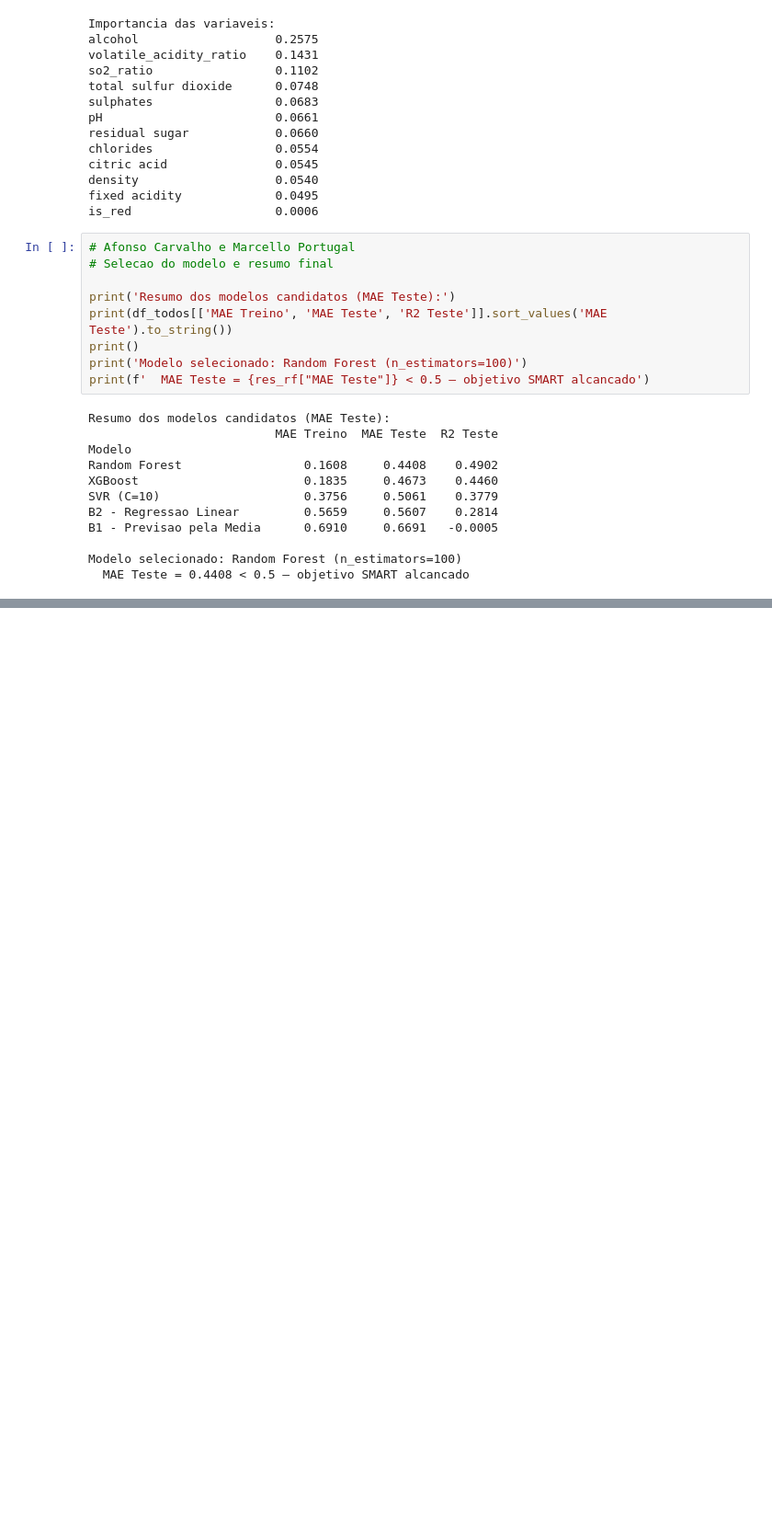
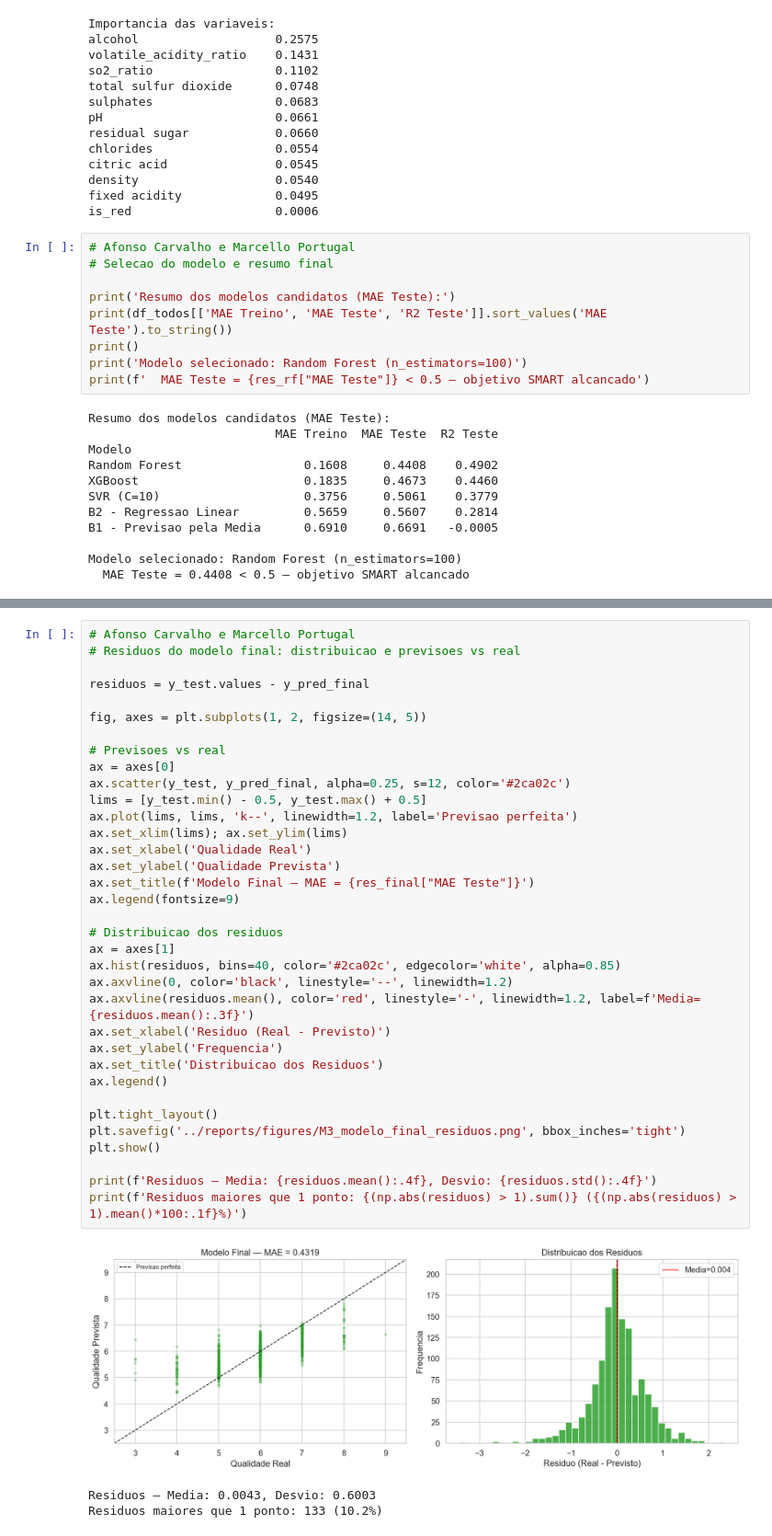
Before and after one commit to MarcelloPortugal03/Projeto-Em-Ciencia-De-Dados, a Jupyter notebook: notebooks/2.0_modelacao_treino.ipynb, the cells around one changed output, grey strips where cells are left out. Shown at 92% size. Cells and saved outputs as stored; diff of their text form; blank space fills up the shorter version.

```diff
--- a/notebooks/2.0_modelacao_treino.ipynb
+++ b/notebooks/2.0_modelacao_treino.ipynb
@@ -636,0 +863,39 @@ Modelo selecionado: Random Forest (n_estimators=100)
+# %%
+# Afonso Carvalho e Marcello Portugal
+# Residuos do modelo final: distribuicao e previsoes vs real
+
+residuos = y_test.values - y_pred_final
+
+fig, axes = plt.subplots(1, 2, figsize=(14, 5))
+
+# Previsoes vs real
+ax = axes[0]
+ax.scatter(y_test, y_pred_final, alpha=0.25, s=12, color='#2ca02c')
+lims = [y_test.min() - 0.5, y_test.max() + 0.5]
+ax.plot(lims, lims, 'k--', linewidth=1.2, label='Previsao perfeita')
+ax.set_xlim(lims); ax.set_ylim(lims)
+ax.set_xlabel('Qualidade Real')
+ax.set_ylabel('Qualidade Prevista')
+ax.set_title(f'Modelo Final — MAE = {res_final["MAE Teste"]}')
+ax.legend(fontsize=9)
+
+# Distribuicao dos residuos
+ax = axes[1]
+ax.hist(residuos, bins=40, color='#2ca02c', edgecolor='white', alpha=0.85)
+ax.axvline(0, color='black', linestyle='--', linewidth=1.2)
+ax.axvline(residuos.mean(), color='red', linestyle='-', linewidth=1.2, label=f'Media={residuos.mean():.3f}')
+ax.set_xlabel('Residuo (Real - Previsto)')
+ax.set_ylabel('Frequencia')
+ax.set_title('Distribuicao dos Residuos')
+ax.legend()
+
+plt.tight_layout()
+plt.savefig('../reports/figures/M3_modelo_final_residuos.png', bbox_inches='tight')
+plt.show()
+
+print(f'Residuos — Media: {residuos.mean():.4f}, Desvio: {residuos.std():.4f}')
+print(f'Residuos maiores que 1 ponto: {(np.abs(residuos) > 1).sum()} ({(np.abs(residuos) > 1).mean()*100:.1f}%)')
+# %% [output]
+[figure, added]
+Residuos — Media: 0.0043, Desvio: 0.6003
+Residuos maiores que 1 ponto: 133 (10.2%)
```
Also changed, not shown: parts of 21 cells of this notebook.
